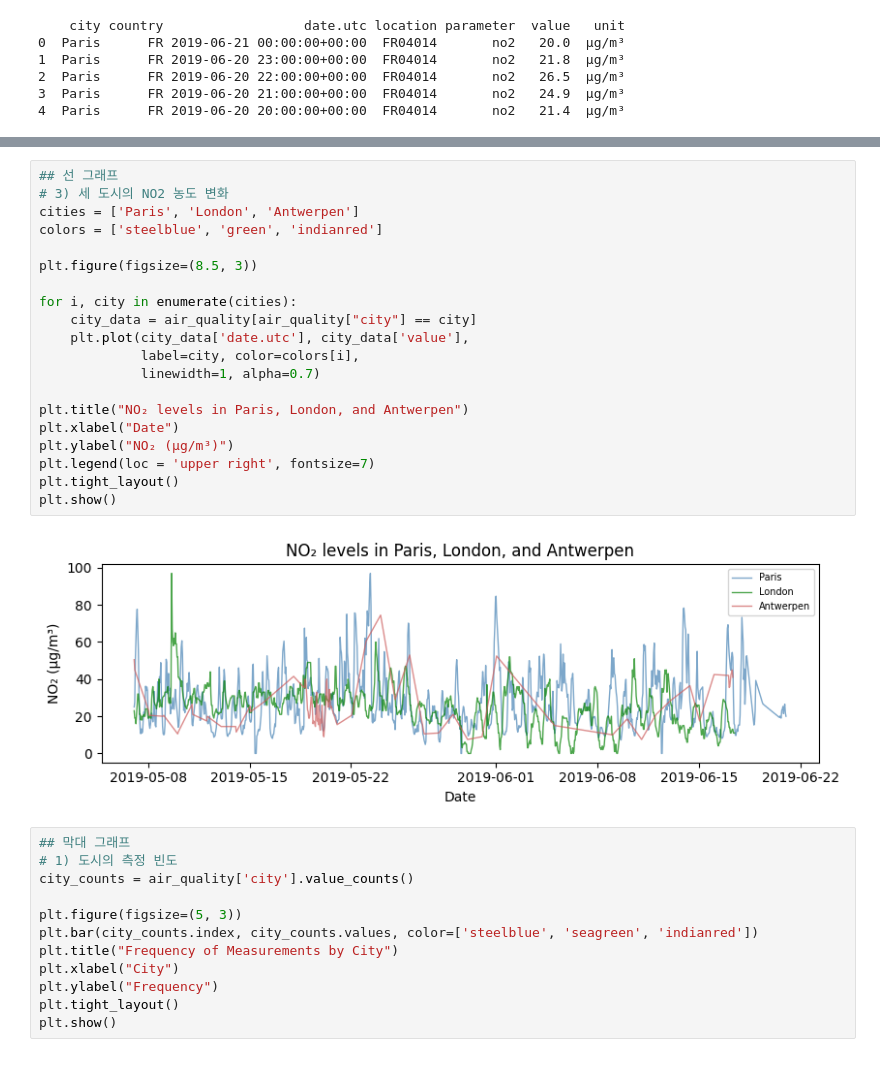
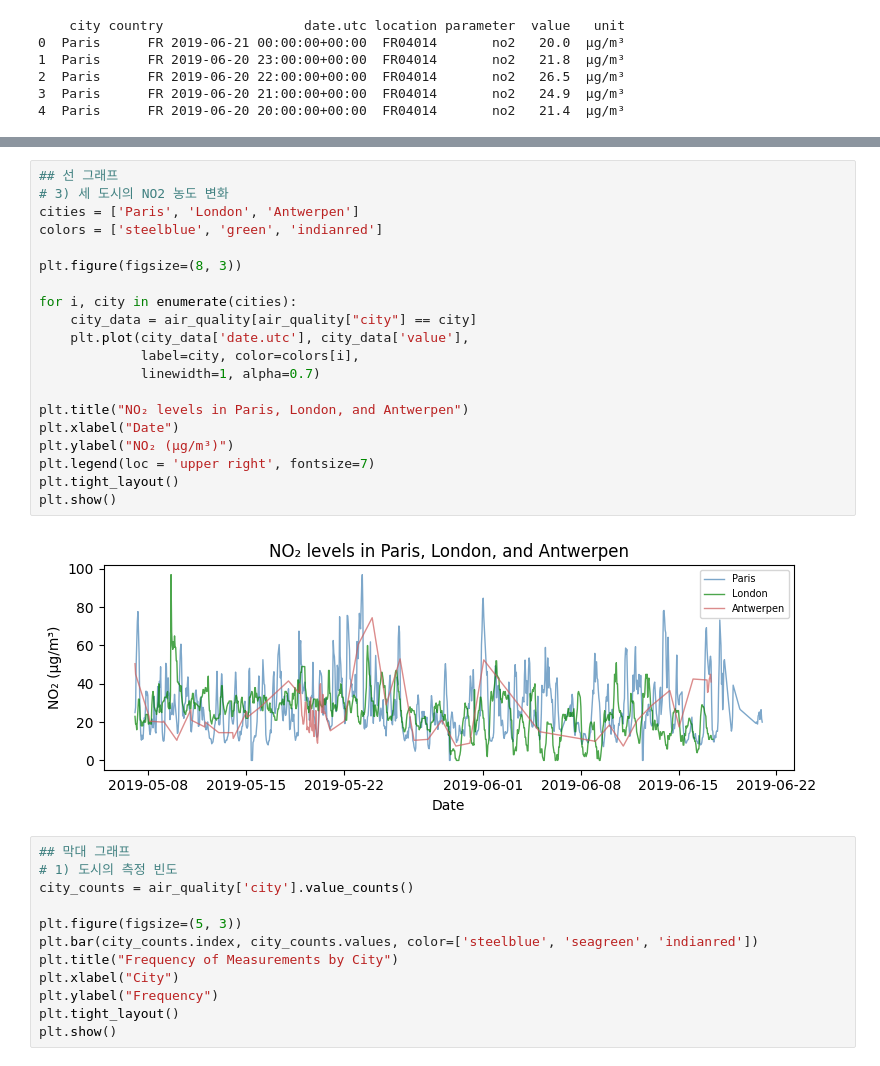
Before and after one commit to stat6503/PP2025, a Jupyter notebook: 4_3_matplotlib.ipynb, the cells around one changed output, grey strips where cells are left out. Cells and saved outputs as stored; diff of their text form.

```diff
--- a/4_3_matplotlib.ipynb
+++ b/4_3_matplotlib.ipynb
@@ -144,25 +144,25 @@ plt.show()
 # %%
 ## 선 그래프
 # 3) 세 도시의 NO2 농도 변화
 cities = ['Paris', 'London', 'Antwerpen']
 colors = ['steelblue', 'green', 'indianred']
 
-plt.figure(figsize=(8.5, 3))
+plt.figure(figsize=(8, 3))
 
 for i, city in enumerate(cities):
     city_data = air_quality[air_quality["city"] == city]
     plt.plot(city_data['date.utc'], city_data['value'],
              label=city, color=colors[i],
              linewidth=1, alpha=0.7)
 
 plt.title("NO₂ levels in Paris, London, and Antwerpen")
 plt.xlabel("Date")
 plt.ylabel("NO₂ (µg/m³)")
 plt.legend(loc = 'upper right', fontsize=7)
 plt.tight_layout()
 plt.show()
 # %% [output]
-[figure, old version]
+[figure, new version]
 # %%
 ## 막대 그래프
 # 1) 도시의 측정 빈도
```
Also changed, not shown: parts of 18 cells of this notebook, 34 other files.
